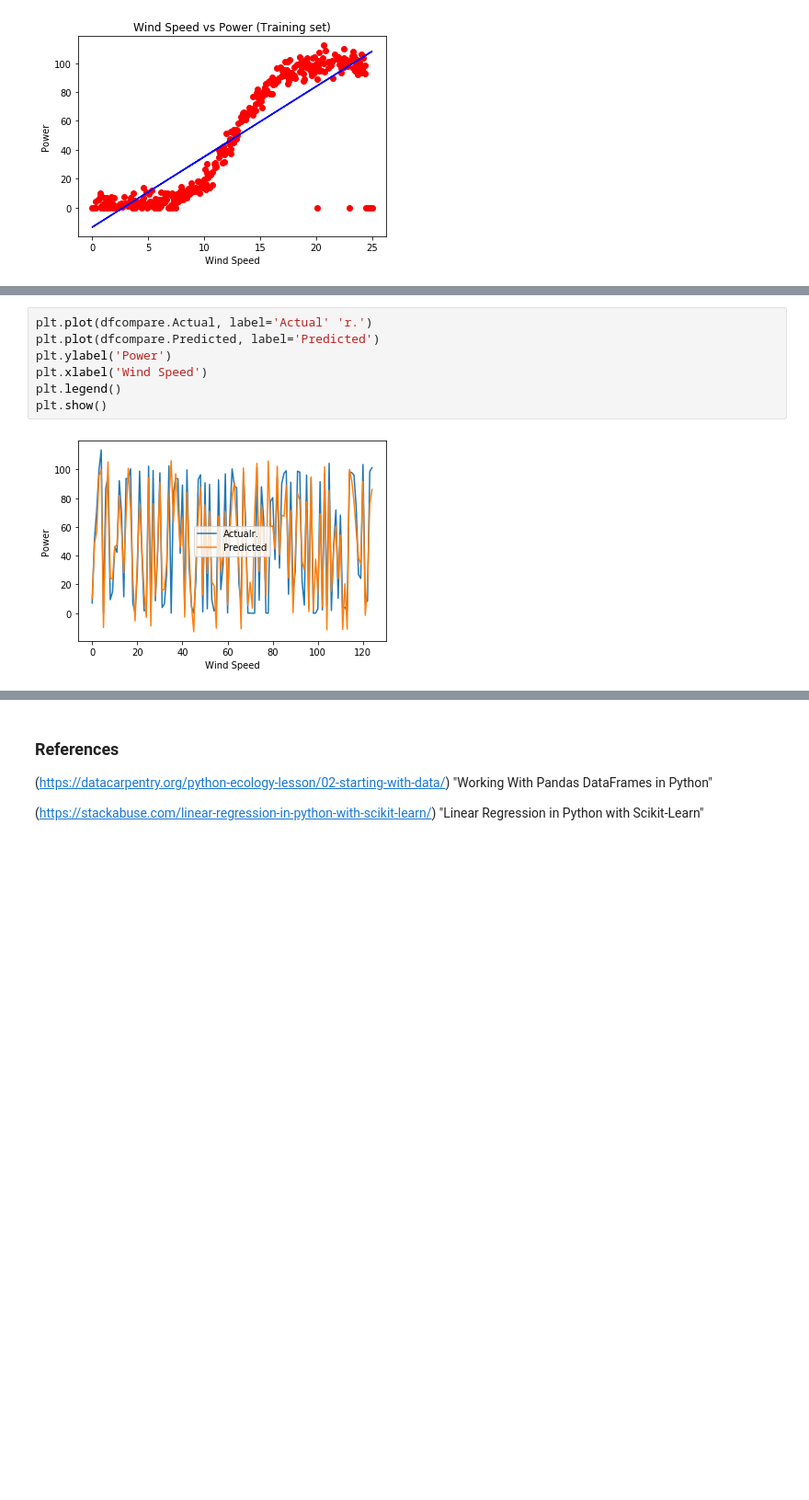
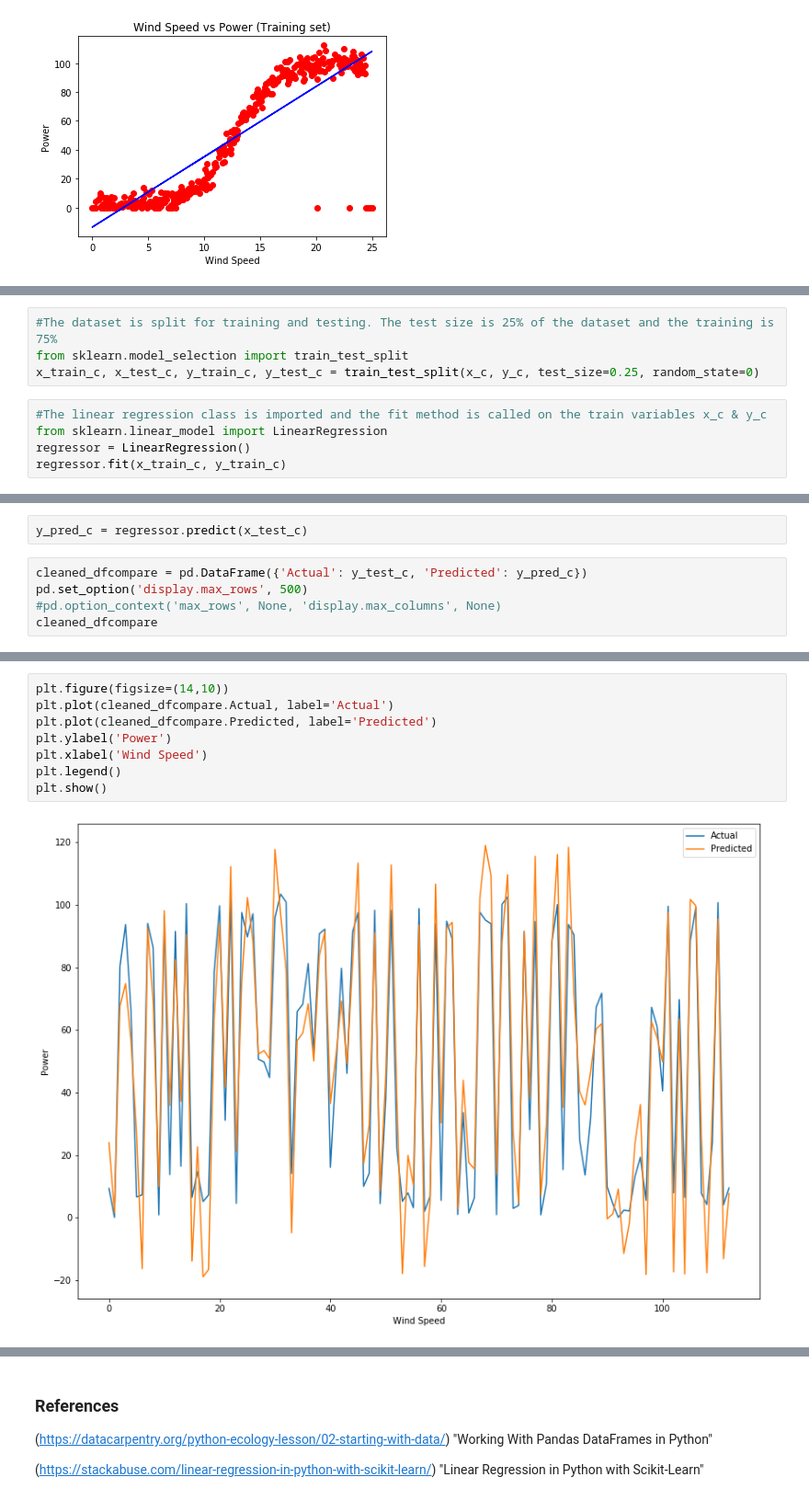
Before and after one commit to moranneil/MACHINE_LEARNING_AND_STATISTICS_PROJECT_2020, a Jupyter notebook: MACHINE LEARNING AND STATISTICS PROJECT 2021.ipynb, the cells around one changed output, grey strips where cells are left out. Shown at 92% size. Drawn from its saved outputs; the diff is of its cells as text; blank space fills up the shorter version.

Commit message:
Add code for Linear Regression & trying Neural Network

```diff
--- a/MACHINE LEARNING AND STATISTICS PROJECT 2021.ipynb
+++ b/MACHINE LEARNING AND STATISTICS PROJECT 2021.ipynb
@@ -156,0 +247,9 @@ plt.show()
+# %%
+#The dataset is split for training and testing. The test size is 25% of the dataset and the training is 75%
+from sklearn.model_selection import train_test_split
+x_train_c, x_test_c, y_train_c, y_test_c = train_test_split(x_c, y_c, test_size=0.25, random_state=0)
+# %%
+#The linear regression class is imported and the fit method is called on the train variables x_c & y_c
+from sklearn.linear_model import LinearRegression
+regressor = LinearRegression()
+regressor.fit(x_train_c, y_train_c)
@@ -156,0 +268,7 @@ plt.show()
+# %%
+y_pred_c = regressor.predict(x_test_c)
+# %%
+cleaned_dfcompare = pd.DataFrame({'Actual': y_test_c, 'Predicted': y_pred_c})
+pd.set_option('display.max_rows', 500)
+#pd.option_context('max_rows', None, 'display.max_columns', None)
+cleaned_dfcompare
@@ -157,9 +293,10 @@ plt.show()
 # %%
-plt.plot(dfcompare.Actual, label='Actual' 'r.')
-plt.plot(dfcompare.Predicted, label='Predicted')
+plt.figure(figsize=(14,10))
+plt.plot(cleaned_dfcompare.Actual, label='Actual')
+plt.plot(cleaned_dfcompare.Predicted, label='Predicted')
 plt.ylabel('Power')
 plt.xlabel('Wind Speed')
 plt.legend()
 plt.show()
 # %% [output]
-[figure, old version]
+[figure, new version]
```
Also changed, not shown: parts of 31 cells of this notebook.
